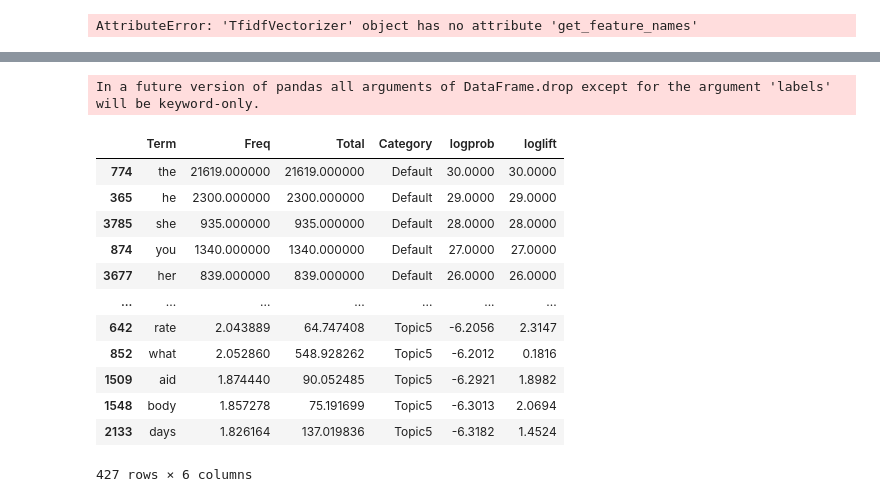
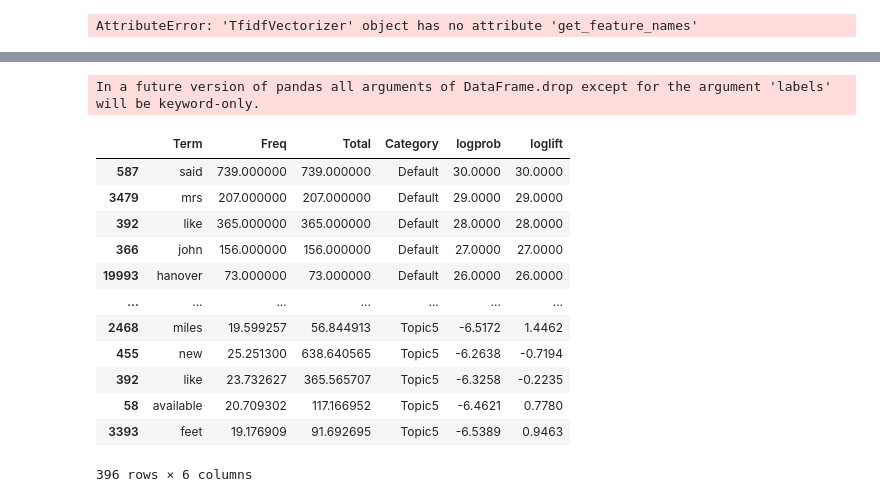
Before and after one commit to zachfreitas/Assignment-5.1-Topic-Modeling, a Jupyter notebook: Topic Modeling.ipynb, the cells around one changed output, grey strips where cells are left out. Saved outputs shown, nothing was run; the diff lists cells and outputs as text; code cells hidden in the pictures.

```diff
--- a/Topic Modeling.ipynb
+++ b/Topic Modeling.ipynb
@@ -439,8 +367,0 @@ H_lda_text_matrix = lda_text_model.components_
-# %%
-processed_documents = {}
-for document in documents:
-    processed_sentences = []
-    sentences = brown.sents(document)
-    for sentence in sentences:
-        processed_sentences.append([word.lower() for word in sentence if word.isalnum() and word not in stopwords])
-    processed_documents[document] = processed_sentences
@@ -543,6 +387,6 @@ array([[0.20001383, 0.20000661, 0.20000784, ..., 0.200009  , 0.20001497,
 # %%
 #function for lemmatization
-
+import gensim
 import gensim.corpora as corpora
 
 #cleaning the text
@@ -553,19 +397,24 @@ def tokeniz(sentences):
 
         yield(gensim.utils.simple_preprocess(str(sentence), deacc=True))
 
+#function to filter out stopwords
 
+def remove_stopwords(texts):
+
+    return [[word for word in gensim.utils.simple_preprocess(str(doc)) if word not in stopwords] for doc in texts]
 
 #removing stopwords, creating bigrams and lemmatizing the text
 
-data_lemmatized = list(tokeniz(df["text"]))
+
+processed_data  = list(tokeniz(df["text"]))
+data_wo_stopwords = remove_stopwords(processed_data)
+
 
 #creating a dictionary
 
-gensim_dictionary = corpora.Dictionary(data_lemmatized)
+gensim_dictionary = corpora.Dictionary(data_wo_stopwords)
 
 #building a corpus for the topic model
 
-texts = data_lemmatized
+texts = data_wo_stopwords
 gensim_corpus = [gensim_dictionary.doc2bow(text) for text in texts]
-# %%
-gensim_dictionary = corpora.Dictionary(df["text"])
@@ -615,23 +434,23 @@ lda_model = gensim.models.ldamodel.LdaModel(
 )
 # %%
 from pyLDAvis.gensim_models import prepare
-vis = prepare(lda_model, gensim_corpus, gensim_dictionary, mds='pcoa')
+vis = prepare(lda_model, gensim_corpus, gensim_dictionary)#, mds='pcoa')
 vis.topic_info
 # %% [output]
 In a future version of pandas all arguments of DataFrame.drop except for the argument 'labels' will be keyword-only.
 |  | Term | Freq | Total | Category | logprob | loglift |
-| 774 | the | 21619.000000 | 21619.000000 | Default | 30.0000 | 30.0000 |
-| 365 | he | 2300.000000 | 2300.000000 | Default | 29.0000 | 29.0000 |
-| 3785 | she | 935.000000 | 935.000000 | Default | 28.0000 | 28.0000 |
-| 874 | you | 1340.000000 | 1340.000000 | Default | 27.0000 | 27.0000 |
-| 3677 | her | 839.000000 | 839.000000 | Default | 26.0000 | 26.0000 |
+| 587 | said | 739.000000 | 739.000000 | Default | 30.0000 | 30.0000 |
+| 3479 | mrs | 207.000000 | 207.000000 | Default | 29.0000 | 29.0000 |
+| 392 | like | 365.000000 | 365.000000 | Default | 28.0000 | 28.0000 |
+| 366 | john | 156.000000 | 156.000000 | Default | 27.0000 | 27.0000 |
+| 19993 | hanover | 73.000000 | 73.000000 | Default | 26.0000 | 26.0000 |
 | ... | ... | ... | ... | ... | ... | ... |
-| 642 | rate | 2.043889 | 64.747408 | Topic5 | -6.2056 | 2.3147 |
-| 852 | what | 2.052860 | 548.928262 | Topic5 | -6.2012 | 0.1816 |
-| 1509 | aid | 1.874440 | 90.052485 | Topic5 | -6.2921 | 1.8982 |
-| 1548 | body | 1.857278 | 75.191699 | Topic5 | -6.3013 | 2.0694 |
-| 2133 | days | 1.826164 | 137.019836 | Topic5 | -6.3182 | 1.4524 |
+| 2468 | miles | 19.599257 | 56.844913 | Topic5 | -6.5172 | 1.4462 |
+| 455 | new | 25.251300 | 638.640565 | Topic5 | -6.2638 | -0.7194 |
+| 392 | like | 23.732627 | 365.565707 | Topic5 | -6.3258 | -0.2235 |
+| 58 | available | 20.709302 | 117.166952 | Topic5 | -6.4621 | 0.7780 |
+| 3393 | feet | 19.176909 | 91.692695 | Topic5 | -6.5389 | 0.9463 |
-427 rows × 6 columns
+396 rows × 6 columns
 # %%
 vis
 # %% [output]
```
Also changed, not shown: parts of 28 cells of this notebook.
